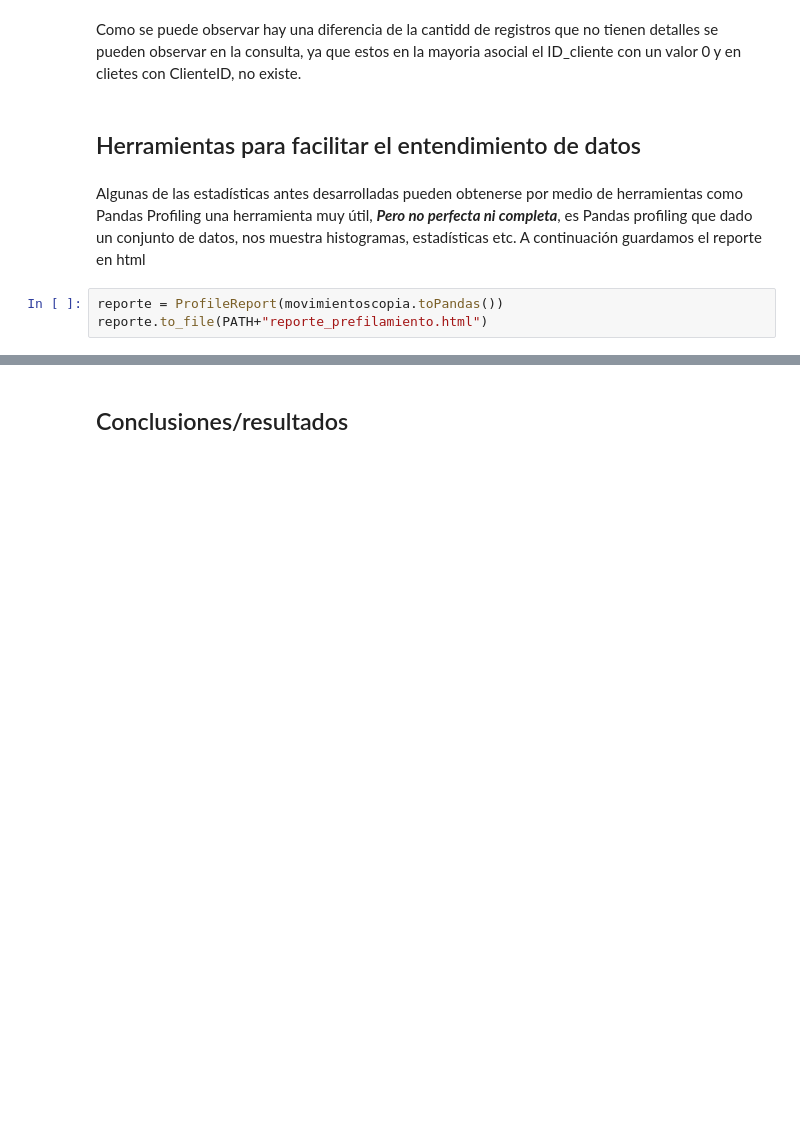
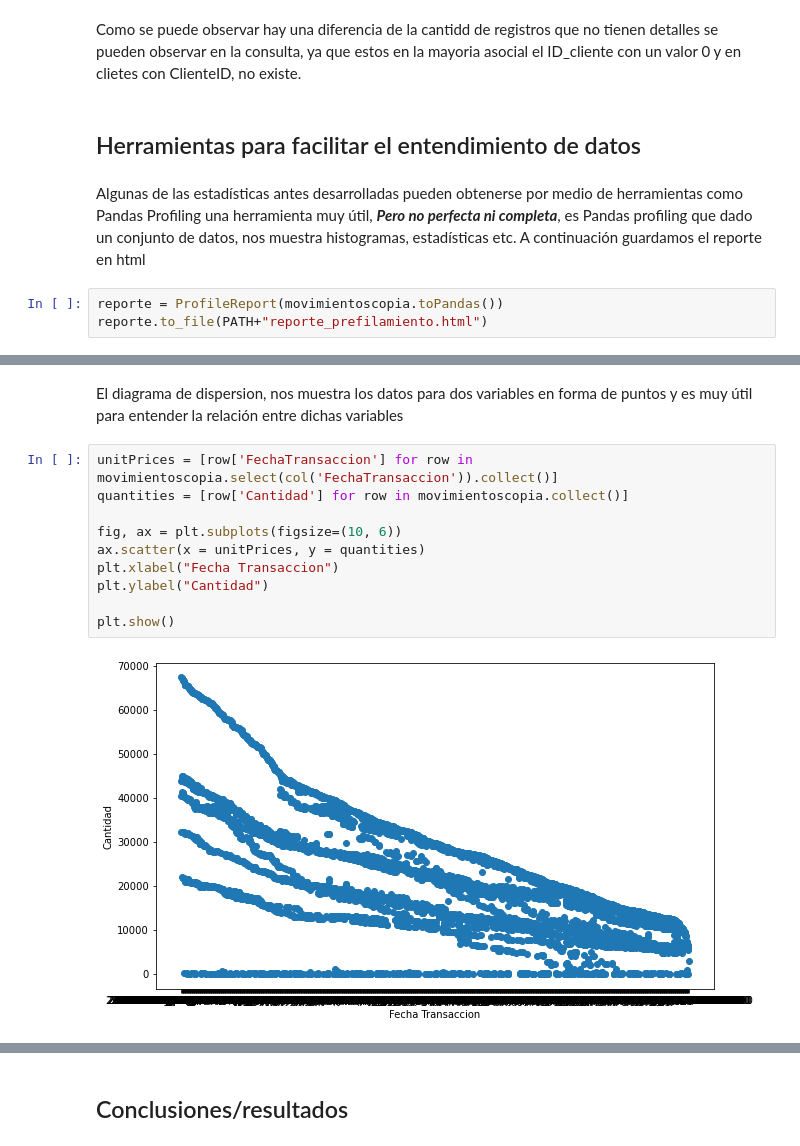
Before and after one commit to mgaitans/entrega_entender_datos, a Jupyter notebook: Entendimiento.ipynb, the cells around one changed output, grey strips where cells are left out. Cells and saved outputs as stored; diff of their text form; blank space fills up the shorter version.

```diff
--- a/Entendimiento.ipynb
+++ b/Entendimiento.ipynb
@@ -192,0 +465,14 @@ reporte.to_file(PATH+"reporte_prefilamiento.html")
+# %% [markdown]
+El diagrama de dispersion, nos muestra los datos para dos variables en forma de puntos y es muy útil para entender la relación entre dichas variables
+# %%
+unitPrices = [row['FechaTransaccion'] for row in movimientoscopia.select(col('FechaTransaccion')).collect()]
+quantities = [row['Cantidad'] for row in movimientoscopia.collect()]
+
+fig, ax = plt.subplots(figsize=(10, 6))
+ax.scatter(x = unitPrices, y = quantities)
+plt.xlabel("Fecha Transaccion")
+plt.ylabel("Cantidad")
+
+plt.show()
+# %% [output]
+[figure, added]
```
Also changed, not shown: parts of 61 cells of this notebook, 1 other file.
